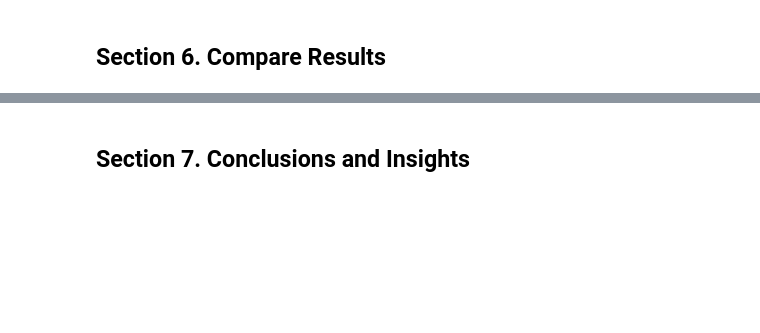
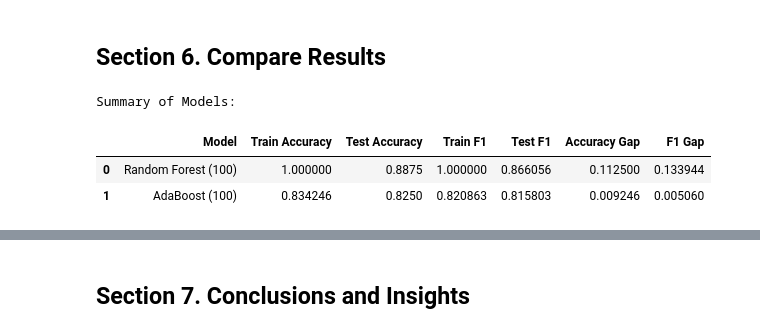
Before and after one commit to ssowers2/applied-ml-sowers, a Jupyter notebook: notebooks/project05/ensemble-sowers.ipynb, the cells around one changed output, grey strips where cells are left out. Cells and saved outputs as stored; diff of their text form; code cells hidden in the pictures; blank space fills up the shorter version.

```diff
--- a/notebooks/project05/ensemble-sowers.ipynb
+++ b/notebooks/project05/ensemble-sowers.ipynb
@@ -177,2 +277,21 @@ X_train, X_test, y_train, y_test = train_test_split(
 # %% [markdown]
 ## Section 6. Compare Results
+# %%
+# Add gap metrics (overfitting check)
+for r in results:
+    r["Accuracy Gap"] = r["Train Accuracy"] - r["Test Accuracy"]
+    r["F1 Gap"] = r["Train F1"] - r["Test F1"]
+
+# Create results table
+results_df = pd.DataFrame(results)
+
+# Sort by highest test accuracy
+results_df = results_df.sort_values(by="Test Accuracy", ascending=False)
+
+print("\nSummary of Models:")
+display(results_df)
+# %% [output]
+Summary of Models:
+|  | Model | Train Accuracy | Test Accuracy | Train F1 | Test F1 | Accuracy Gap | F1 Gap |
+| 0 | Random Forest (100) | 1.000000 | 0.8875 | 1.000000 | 0.866056 | 0.112500 | 0.133944 |
+| 1 | AdaBoost (100) | 0.834246 | 0.8250 | 0.820863 | 0.815803 | 0.009246 | 0.005060 |
```
Also changed, not shown: parts of 11 cells of this notebook.
